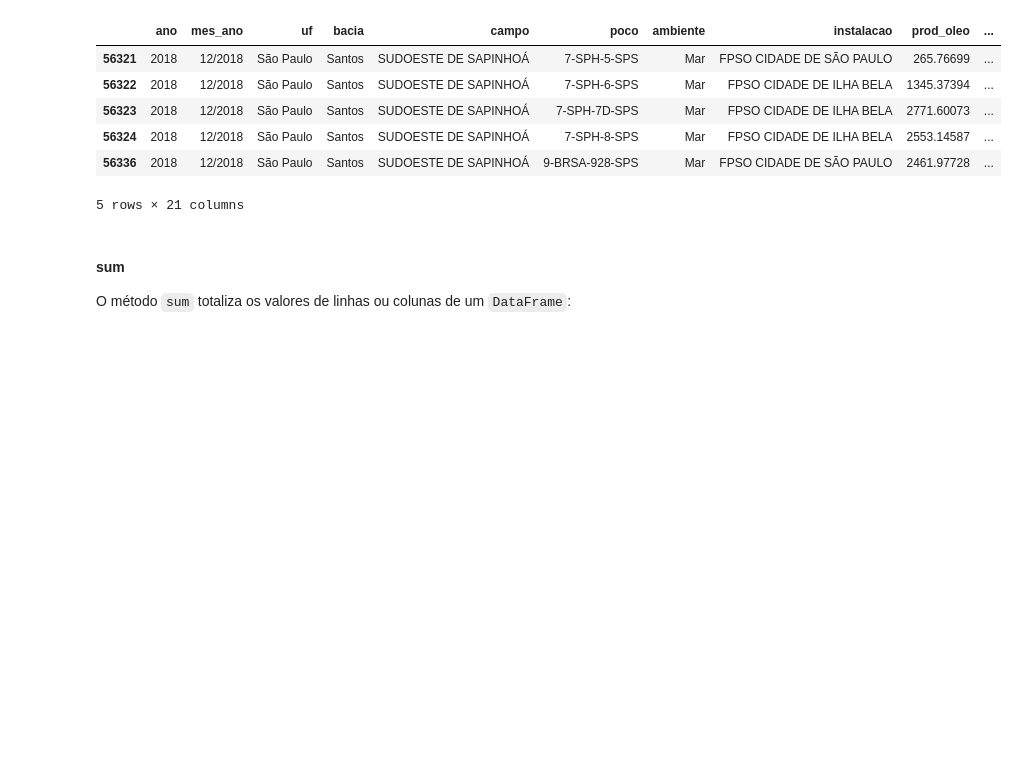
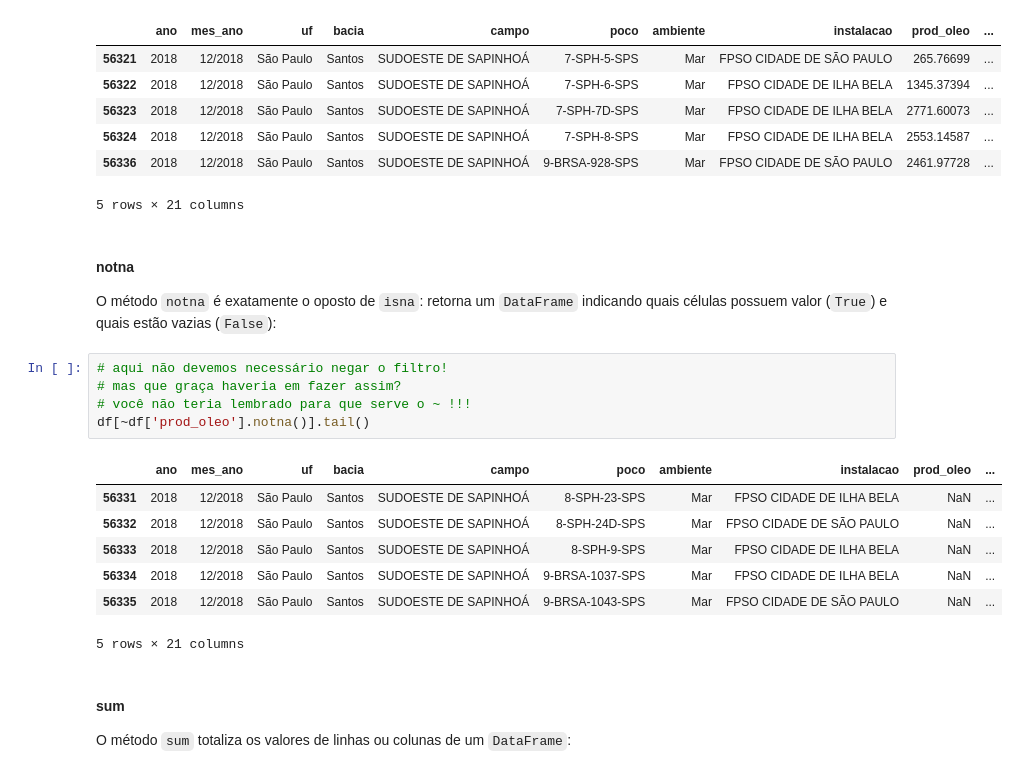
Before and after one commit to jalexandretoledo/numpy_pandas, a Jupyter notebook: aula_2/parte_3.ipynb, the cells around one changed output. Drawn from its saved outputs; the diff is of its cells as text; blank space fills up the shorter version.

```diff
--- a/aula_2/parte_3.ipynb
+++ b/aula_2/parte_3.ipynb
@@ -288,6 +288,23 @@ df[~df['prod_oleo'].isna()].tail()
 | 56324 | 2018 | 12/2018 | São Paulo | Santos | SUDOESTE DE SAPINHOÁ | 7-SPH-8-SPS | Mar | FPSO CIDADE DE ILHA BELA | 2553.14587 | ... |
 | 56336 | 2018 | 12/2018 | São Paulo | Santos | SUDOESTE DE SAPINHOÁ | 9-BRSA-928-SPS | Mar | FPSO CIDADE DE SÃO PAULO | 2461.97728 | ... |
 5 rows × 21 columns
+# %% [markdown]
+#### notna
+
+O método `notna` é exatamente o oposto de `isna`: retorna um `DataFrame` indicando quais células possuem valor (`True`) e quais estão vazias (`False`):
+# %%
+# aqui não devemos necessário negar o filtro!
+# mas que graça haveria em fazer assim?
+# você não teria lembrado para que serve o ~ !!!
+df[~df['prod_oleo'].notna()].tail()
+# %% [output]
+|  | ano | mes_ano | uf | bacia | campo | poco | ambiente | instalacao | prod_oleo | ... |
+| 56331 | 2018 | 12/2018 | São Paulo | Santos | SUDOESTE DE SAPINHOÁ | 8-SPH-23-SPS | Mar | FPSO CIDADE DE ILHA BELA | NaN | ... |
+| 56332 | 2018 | 12/2018 | São Paulo | Santos | SUDOESTE DE SAPINHOÁ | 8-SPH-24D-SPS | Mar | FPSO CIDADE DE SÃO PAULO | NaN | ... |
+| 56333 | 2018 | 12/2018 | São Paulo | Santos | SUDOESTE DE SAPINHOÁ | 8-SPH-9-SPS | Mar | FPSO CIDADE DE ILHA BELA | NaN | ... |
+| 56334 | 2018 | 12/2018 | São Paulo | Santos | SUDOESTE DE SAPINHOÁ | 9-BRSA-1037-SPS | Mar | FPSO CIDADE DE ILHA BELA | NaN | ... |
+| 56335 | 2018 | 12/2018 | São Paulo | Santos | SUDOESTE DE SAPINHOÁ | 9-BRSA-1043-SPS | Mar | FPSO CIDADE DE SÃO PAULO | NaN | ... |
+5 rows × 21 columns
 # %% [markdown]
 #### sum
 
```
Also changed, not shown: 6 other files.
